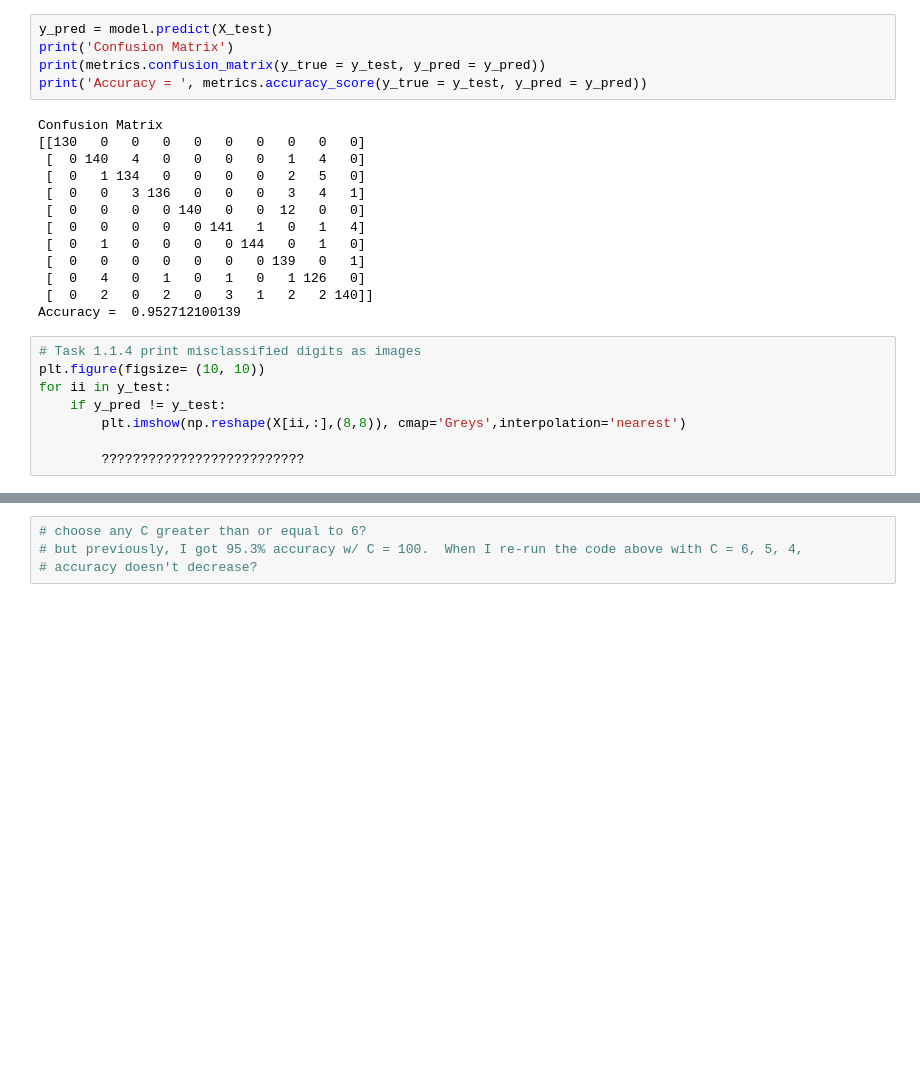
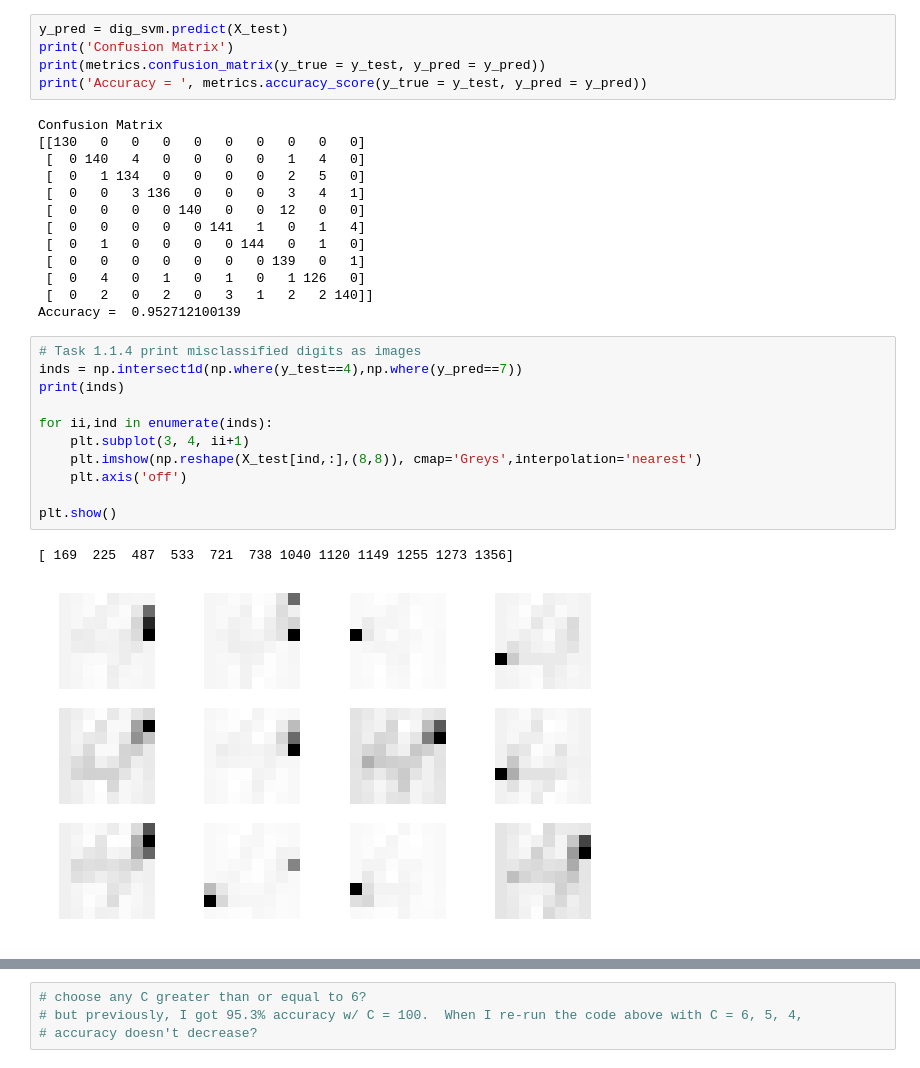
Before and after one commit to brookeslawski/datascience-homeworks-local, a Jupyter notebook: HW7/2018-HW7.ipynb, the cells around one changed output, grey strips where cells are left out. Saved outputs shown, nothing was run; the diff lists cells and outputs as text; blank space fills up the shorter version.

```diff
--- a/HW7/2018-HW7.ipynb
+++ b/HW7/2018-HW7.ipynb
@@ -127,7 +127,7 @@ SVC(C=100, cache_size=200, class_weight=None, coef0=0.0,
   max_iter=-1, probability=False, random_state=None, shrinking=True,
   tol=0.001, verbose=False)
 # %%
-y_pred = model.predict(X_test)
+y_pred = dig_svm.predict(X_test)
 print('Confusion Matrix')
 print(metrics.confusion_matrix(y_true = y_test, y_pred = y_pred))
 print('Accuracy = ', metrics.accuracy_score(y_true = y_test, y_pred = y_pred))
@@ -146,11 +146,17 @@ Confusion Matrix
 Accuracy =  0.952712100139
 # %%
 # Task 1.1.4 print misclassified digits as images
-plt.figure(figsize= (10, 10))
-for ii in y_test:
-    if y_pred != y_test:
-        plt.imshow(np.reshape(X[ii,:],(8,8)), cmap='Greys',interpolation='nearest')
+inds = np.intersect1d(np.where(y_test==4),np.where(y_pred==7))
+print(inds)
 
-        ??????????????????????????
+for ii,ind in enumerate(inds):
+    plt.subplot(3, 4, ii+1)
+    plt.imshow(np.reshape(X_test[ind,:],(8,8)), cmap='Greys',interpolation='nearest')
+    plt.axis('off')
+
+plt.show()
+# %% [output]
+[ 169  225  487  533  721  738 1040 1120 1149 1255 1273 1356]
+[figure, added]
 # %%
 #%% Task 1.1.5
```
Also changed, not shown: parts of 7 cells of this notebook, 1 other file.
